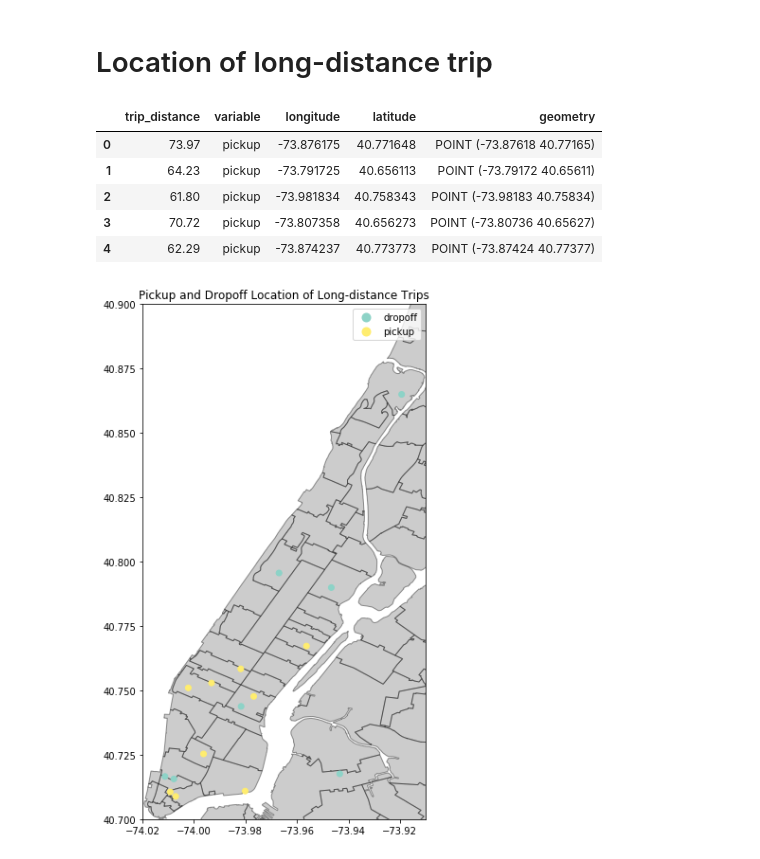
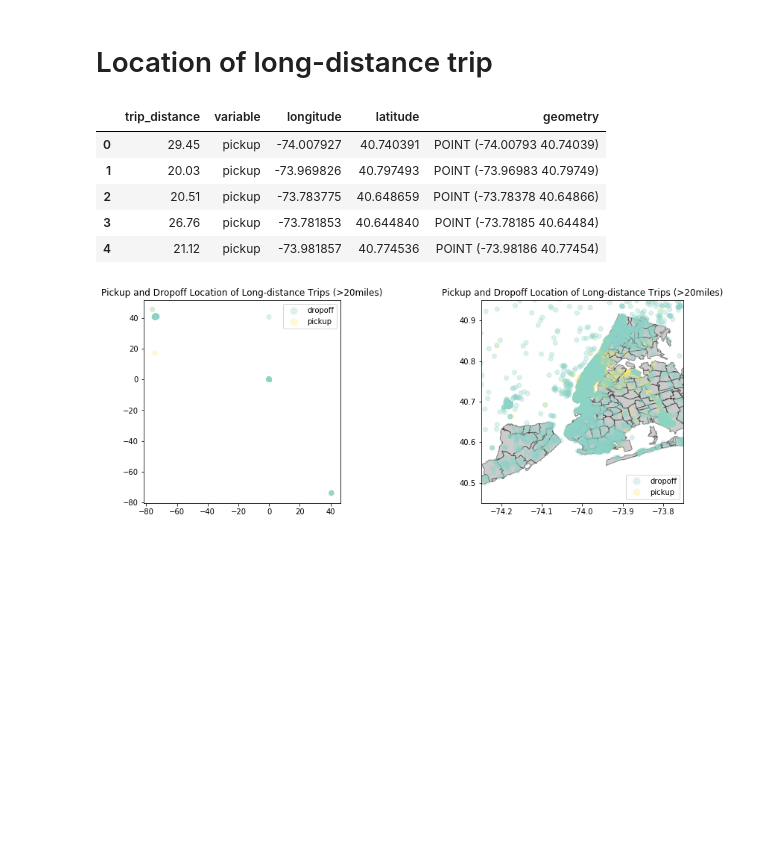
Before and after one commit to skyetim/didi-vehicle-repositioning-strategy, a Jupyter notebook: active_time/activetime_db_query.ipynb, the cells around one changed output. Cells and saved outputs as stored; diff of their text form; code cells hidden in the pictures; blank space fills up the shorter version.

```diff
--- a/active_time/activetime_db_query.ipynb
+++ b/active_time/activetime_db_query.ipynb
@@ -55,0 +151,3 @@ sampled_trip['delta'] = (sampled_trip['pickup_datetime_next'] - sampled_trip['dr
+# %%
+sampled_trip = sampled_trip.merge(trip_fare.drop(['vendor_id'], axis=1), on =['medallion','hack_license','pickup_datetime'])
+sampled_trip.head()
@@ -56,5 +188,5 @@ sampled_trip['delta'] = (sampled_trip['pickup_datetime_next'] - sampled_trip['dr
 # %%
-k=5
+k=4
 
 ## If delta > k, the trip is the last drop off of the shift
 ## And the next trip of the driver is the first pickup (shifted)
@@ -233,3 +358,19 @@ nyc_map.head()
 | 2 | 10003 | 10003 | 10003 | 54682 | MULTIPOLYGON (((-73.98864 40.7229... |
 | 3 | 10004 | 10004 | 10004 | 3028 | MULTIPOLYGON (((-74.00827 40.7077... |
 | 4 | 10005 | 10005 | 10005, 10271 | 8831 | MULTIPOLYGON (((-74.00783 40.7030... |
+# %%
+# drop gps records (roughly) outside of nyc
+nyc_loc = [-74.25,-73.75, 40.45, 40.95]
+location_index = (sampled_trip['pickup_longitude'] > nyc_loc[0]) &   \
+                    (sampled_trip['pickup_longitude'] < nyc_loc[1]) & \
+                    (sampled_trip['pickup_latitude'] > nyc_loc[2]) & \
+                    (sampled_trip['pickup_latitude'] < nyc_loc[3]) & \
+                    (sampled_trip['dropoff_longitude'] > nyc_loc[0]) & \
+                    (sampled_trip['dropoff_longitude'] < nyc_loc[1]) & \
+                    (sampled_trip['dropoff_latitude'] > nyc_loc[2]) & \
+                    (sampled_trip['dropoff_latitude'] < nyc_loc[3])
+location_index = location_index[location_index==True].index.tolist()
+
+N = sampled_trip.shape[0]
+n0 = len(location_index)
+print('{n0} ({n0_per:.2f}%) are roughly in NYC'.format(n0=n0, n0_per=n0/N*100))
@@ -290,18 +443,20 @@ ax[1].set_title('Last Dropoff Location at 4:00 pm');
 # %% [markdown]
 # Location of long-distance trip
 # %%
-long_lon = pd.melt((sampled_trip.loc[sampled_trip['trip_distance']>60,
+threshold = 20
+long_lon = pd.melt((sampled_trip.loc[sampled_trip['trip_distance'] > threshold,
                                      ['trip_distance','pickup_longitude','dropoff_longitude']]).
                    rename(columns={'pickup_longitude': 'pickup',
                                    'dropoff_longitude': 'dropoff'}),
                    id_vars = 'trip_distance').rename(columns={'value':'longitude'})
-long_lat = pd.melt((sampled_trip.loc[sampled_trip['trip_distance']>60,
+long_lat = pd.melt((sampled_trip.loc[sampled_trip['trip_distance'] > threshold,
                                      ['trip_distance','pickup_latitude','dropoff_latitude']]).
                    rename(columns={'pickup_latitude': 'pickup',
                                    'dropoff_latitude': 'dropoff'}),
                    id_vars = 'trip_distance').rename(columns={'value':'latitude'})
 
-long_trip_location = long_lon.merge(long_lat)
+long_trip_location = long_lon
+long_trip_location.loc[:,'latitude'] = long_lat['latitude']
 long_trip_location = gpd.GeoDataFrame(long_trip_location,
                                       geometry = gpd.points_from_xy(long_trip_location['longitude'],
                                                                     long_trip_location['latitude']))
@@ -309,19 +464,23 @@ long_trip_location = gpd.GeoDataFrame(long_trip_location,
 long_trip_location.head()
 # %% [output]
 |  | trip_distance | variable | longitude | latitude | geometry |
-| 0 | 73.97 | pickup | -73.876175 | 40.771648 | POINT (-73.87618 40.77165) |
-| 1 | 64.23 | pickup | -73.791725 | 40.656113 | POINT (-73.79172 40.65611) |
-| 2 | 61.80 | pickup | -73.981834 | 40.758343 | POINT (-73.98183 40.75834) |
-| 3 | 70.72 | pickup | -73.807358 | 40.656273 | POINT (-73.80736 40.65627) |
-| 4 | 62.29 | pickup | -73.874237 | 40.773773 | POINT (-73.87424 40.77377) |
+| 0 | 29.45 | pickup | -74.007927 | 40.740391 | POINT (-74.00793 40.74039) |
+| 1 | 20.03 | pickup | -73.969826 | 40.797493 | POINT (-73.96983 40.79749) |
+| 2 | 20.51 | pickup | -73.783775 | 40.648659 | POINT (-73.78378 40.64866) |
+| 3 | 26.76 | pickup | -73.781853 | 40.644840 | POINT (-73.78185 40.64484) |
+| 4 | 21.12 | pickup | -73.981857 | 40.774536 | POINT (-73.98186 40.77454) |
 # %%
-fig, ax = plt.subplots(figsize=(15,10))
+fig, ax = plt.subplots(1, 2, figsize=(15,5))
 # add mapfile to axes
-nyc_map.plot(ax=ax, alpha=0.4, edgecolor='k', color='grey');
-long_trip_location.plot(column='variable', ax=ax, legend=True, cmap='Set3');
+nyc_map.plot(ax=ax[0], alpha=0.4, edgecolor='k', color='grey');
+long_trip_location.plot(column='variable', ax=ax[0], legend=True, cmap='Set3', alpha=0.3);
+ax[0].set_title('Pickup and Dropoff Location of Long-distance Trips (>20miles)');
+
+nyc_map.plot(ax=ax[1], alpha=0.4, edgecolor='k', color='grey');
+long_trip_location.plot(column='variable', ax=ax[1], legend=True, cmap='Set3', alpha=0.3);
 # set latitiude and longitude boundaries for map display
-ax.set_xlim(-74.02,-73.91);
-ax.set_ylim( 40.7,40.9);
-ax.set_title('Pickup and Dropoff Location of Long-distance Trips');
+ax[1].set_xlim(nyc_loc[0], nyc_loc[1]);
+ax[1].set_ylim(nyc_loc[2], nyc_loc[3]);
+ax[1].set_title('Pickup and Dropoff Location of Long-distance Trips (>20miles)');
 # %% [output]
-[figure, old version]
+[figure, new version]
```
Also changed, not shown: parts of 28 cells of this notebook.
